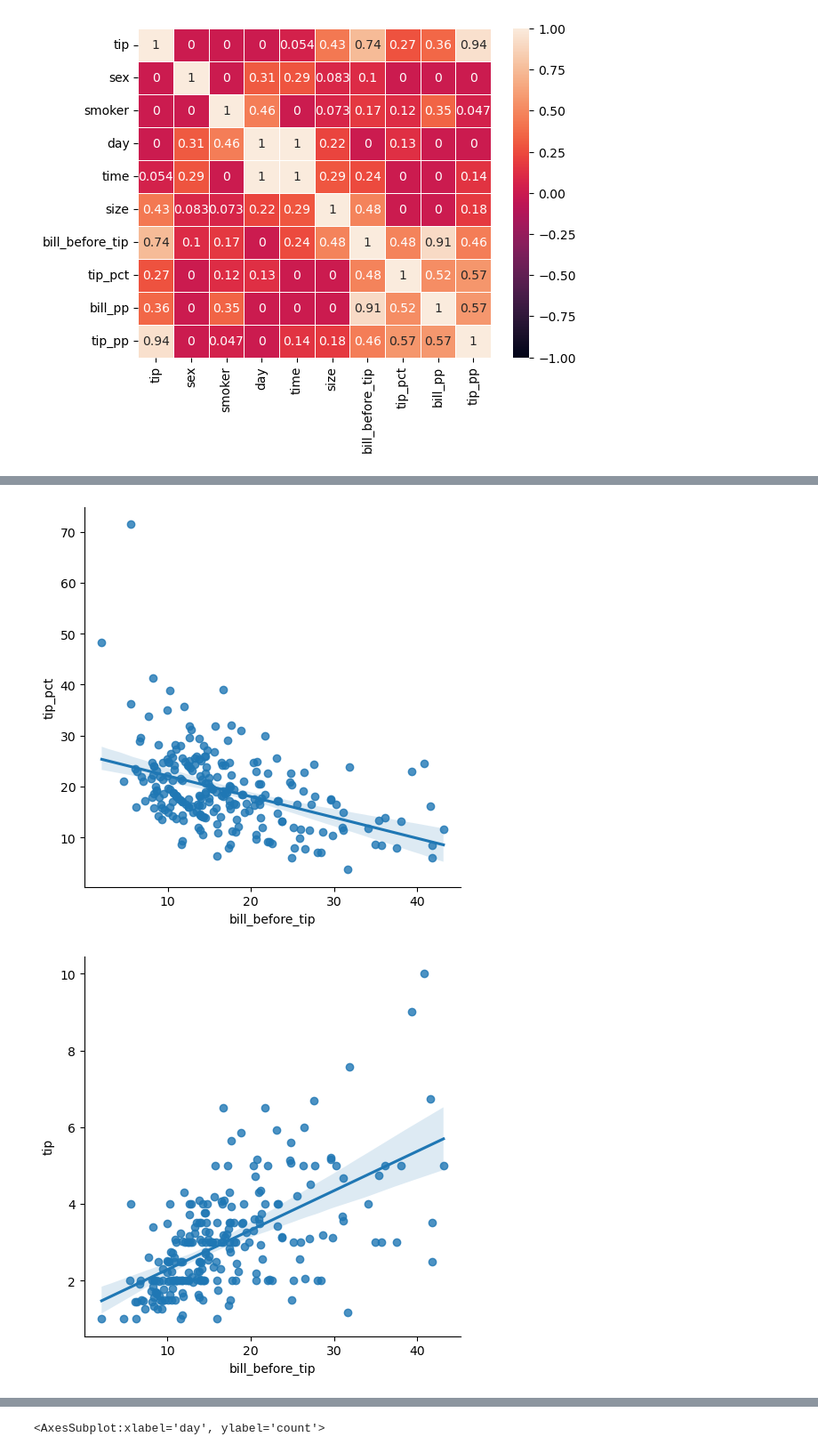
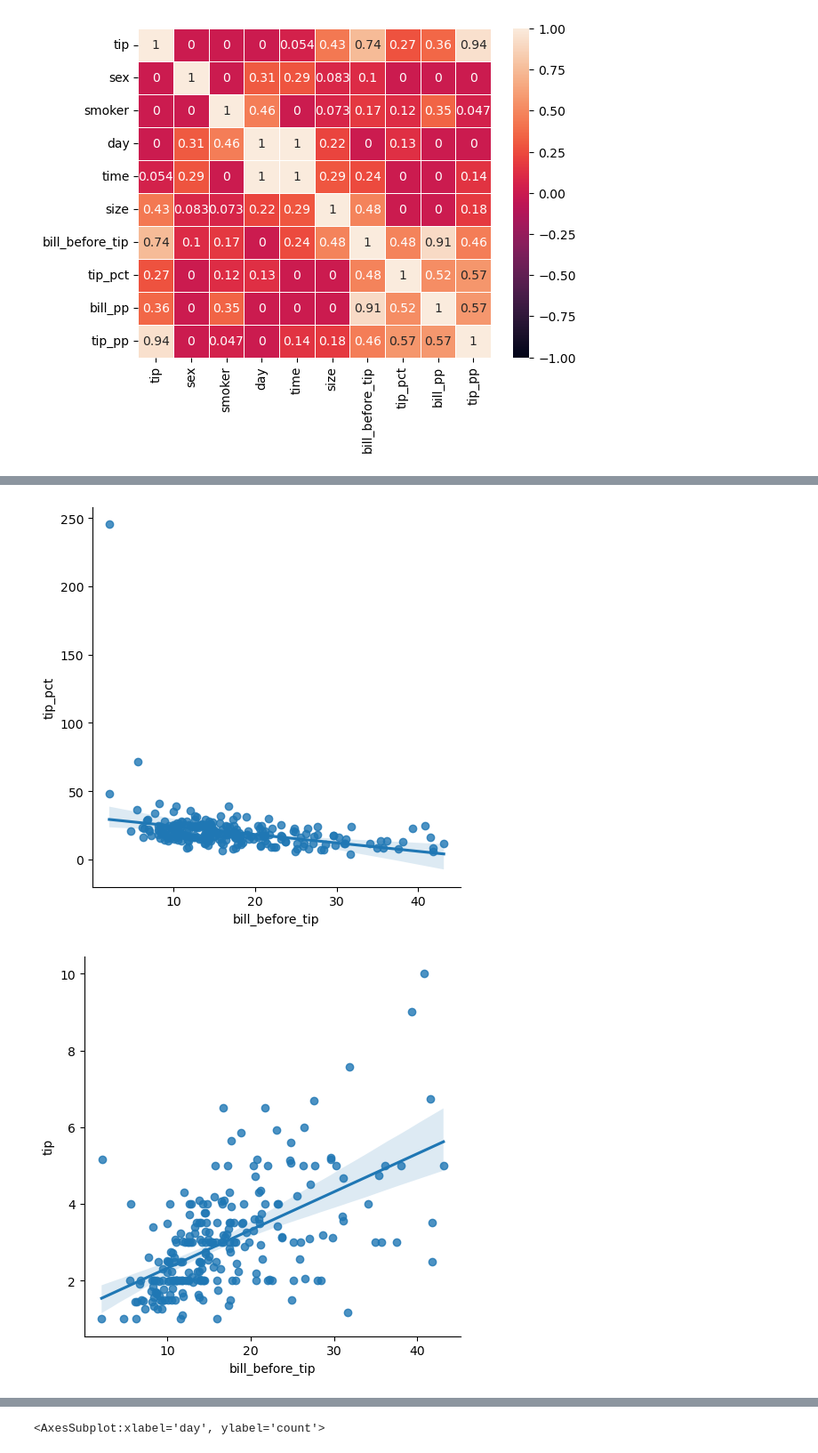
Before and after one commit to Patryk-Stefanski/ExploratoryDataAnalysis1, a Jupyter notebook: Tips_1.ipynb, the cells around one changed output, grey strips where cells are left out. Shown at 89% size. Cells and saved outputs as stored; diff of their text form; code cells hidden in the pictures.

```diff
--- a/Tips_1.ipynb
+++ b/Tips_1.ipynb
@@ -229,14 +256,6 @@ interval columns not set, guessing: ['tip', 'size', 'bill_before_tip', 'tip_pct'
 # %%
-## Further look into tip - bill_before_tip and tip_pct - bill_before_tip
-
-## Using tips no outlier to get a better look at plots
-sns.lmplot(x="bill_before_tip", y="tip_pct", data=tips_no_outlier);
-sns.lmplot(x="bill_before_tip", y="tip", data=tips_no_outlier);
-
-
-## Removing the outlier allowed us to have a better look at the relations between bill_before_tip - tip & tip_pct
-##  from the first lmplot we can see that although it is a  weak  negative relation (almost horizontal regression line) one could come make the assumption that lower bills tend to come with a better tipping percentage
-## however there is a stronger  positive relation (regression line with a bigger angle to the x axis) between the tip and total bill as we can be more confident in saying that higher bills come with higher tips
+sns.lmplot(x="bill_before_tip", y="tip_pct", data=df);
+sns.lmplot(x="bill_before_tip", y="tip", data=df);
 # %% [output]
-[figure, old version]
+[figure, new version]
-[figure, old version]
+[figure, new version]
```
Also changed, not shown: parts of 45 cells of this notebook.
